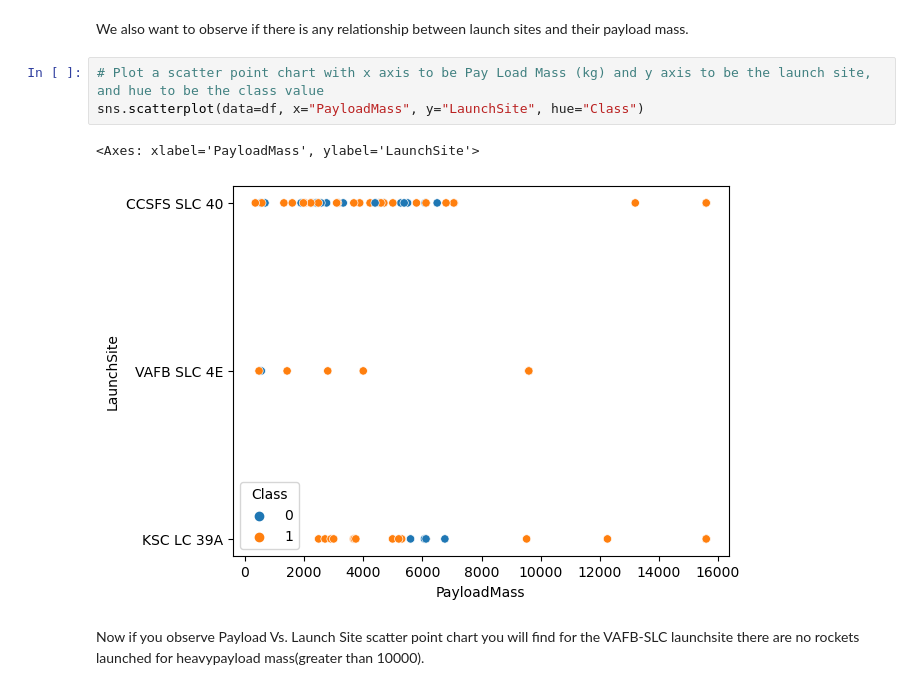
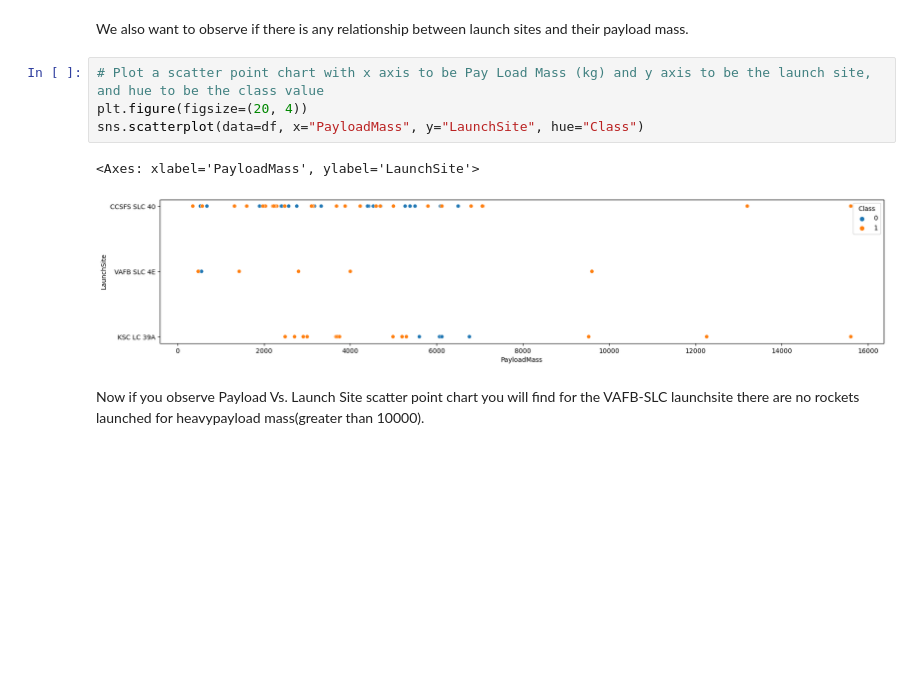
Before and after one commit to jonhbl/ds-coursera-capstone-project, a Jupyter notebook: jupyter-labs-eda-dataviz.ipynb, the cells around one changed output. Cells and saved outputs as stored; diff of their text form; blank space fills up the shorter version.

```diff
--- a/jupyter-labs-eda-dataviz.ipynb
+++ b/jupyter-labs-eda-dataviz.ipynb
@@ -96,10 +99,11 @@ Now try to explain the patterns you found in the Flight Number vs. Launch Site s
 We also want to observe if there is any relationship between launch sites and their payload mass.
 # %%
 # Plot a scatter point chart with x axis to be Pay Load Mass (kg) and y axis to be the launch site, and hue to be the class value
+plt.figure(figsize=(20, 4))
 sns.scatterplot(data=df, x="PayloadMass", y="LaunchSite", hue="Class")
 # %% [output]
 <Axes: xlabel='PayloadMass', ylabel='LaunchSite'>
-[figure, old version]
+[figure, new version]
 # %% [markdown]
 Now if you observe Payload Vs. Launch Site scatter point chart you will find for the VAFB-SLC  launchsite there are no  rockets  launched for  heavypayload mass(greater than 10000).
 # %% [markdown]
```
Also changed, not shown: parts of 2 cells of this notebook, 10 other files.
